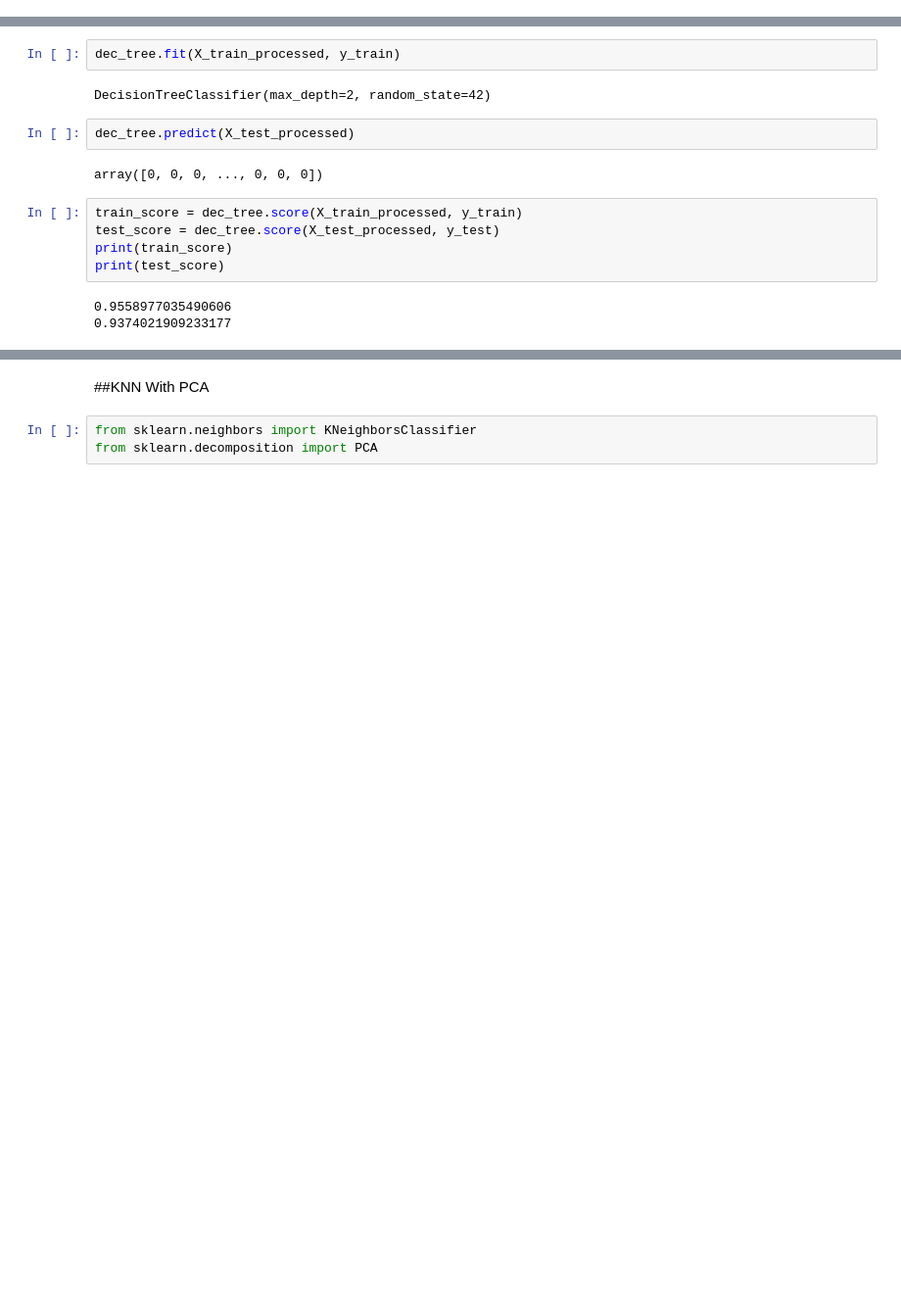
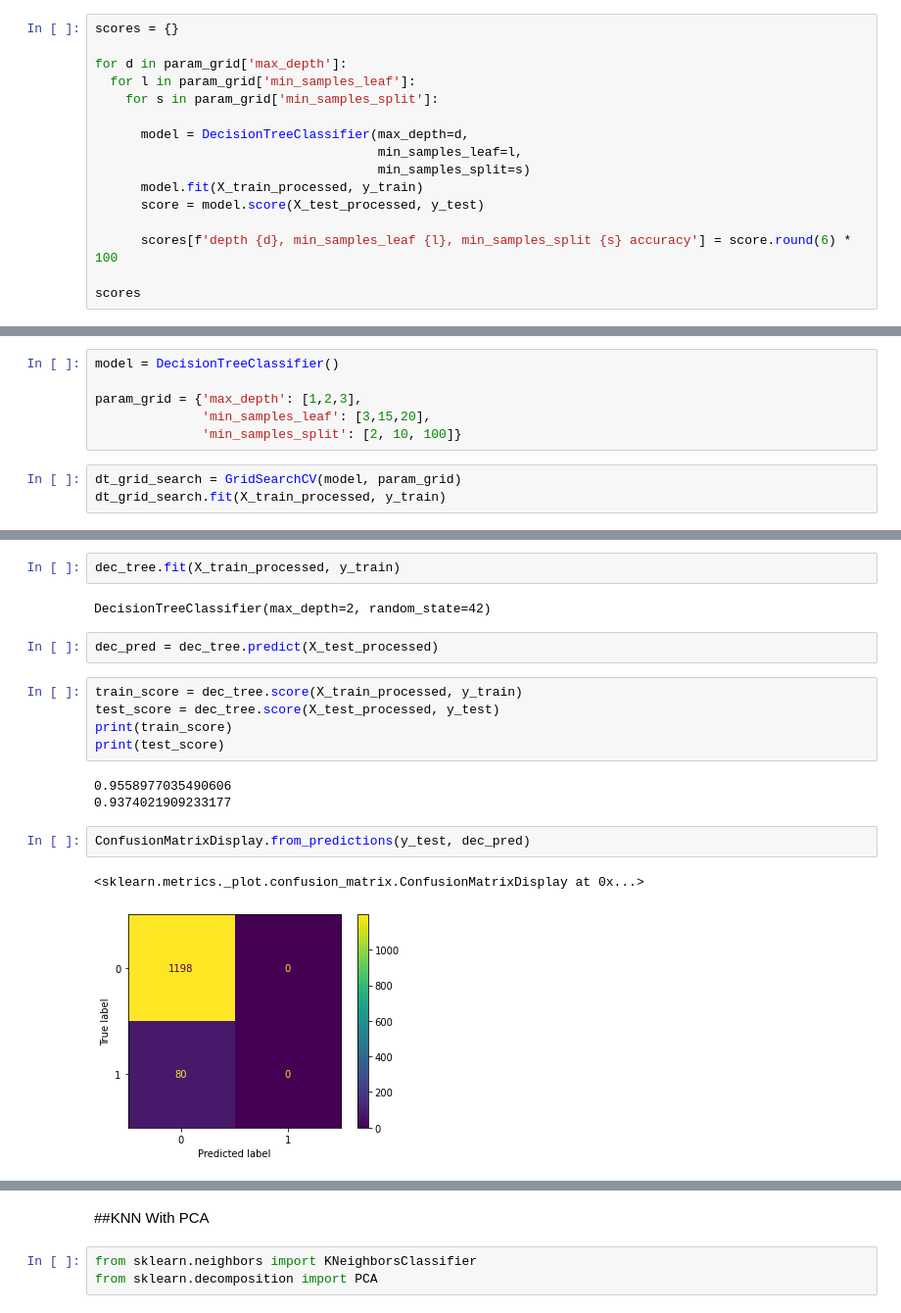
Before and after one commit to MichaelArthur224/Project-2, a Jupyter notebook: Stroke.ipynb, the cells around one changed output, grey strips where cells are left out. Shown: that part at 98% size. Drawn from its saved outputs; the diff is of its cells as text; blank space fills up the shorter version.

```diff
--- a/Stroke.ipynb
+++ b/Stroke.ipynb
@@ -189,0 +227,16 @@ X_test_processed = preprocessor.transform(X_test)
+# %%
+scores = {}
+
+for d in param_grid['max_depth']:
+  for l in param_grid['min_samples_leaf']:
+    for s in param_grid['min_samples_split']:
+
+      model = DecisionTreeClassifier(max_depth=d,
+                                     min_samples_leaf=l,
+                                     min_samples_split=s)
+      model.fit(X_train_processed, y_train)
+      score = model.score(X_test_processed, y_test)
+
+      scores[f'depth {d}, min_samples_leaf {l}, min_samples_split {s} accuracy'] = score.round(6) * 100
+
+scores
@@ -189,0 +261,9 @@ X_test_processed = preprocessor.transform(X_test)
+# %%
+model = DecisionTreeClassifier()
+
+param_grid = {'max_depth': [1,2,3],
+              'min_samples_leaf': [3,15,20],
+              'min_samples_split': [2, 10, 100]}
+# %%
+dt_grid_search = GridSearchCV(model, param_grid)
+dt_grid_search.fit(X_train_processed, y_train)
@@ -197,9 +282,7 @@ dec_tree.fit(X_train_processed, y_train)
 # %% [output]
 DecisionTreeClassifier(max_depth=2, random_state=42)
 # %%
-dec_tree.predict(X_test_processed)
+dec_pred = dec_tree.predict(X_test_processed)
-# %% [output]
-array([0, 0, 0, ..., 0, 0, 0])
 # %%
 train_score = dec_tree.score(X_train_processed, y_train)
 test_score = dec_tree.score(X_test_processed, y_test)
@@ -208,3 +291,8 @@ print(test_score)
 # %% [output]
 0.9558977035490606
 0.9374021909233177
+# %%
+ConfusionMatrixDisplay.from_predictions(y_test, dec_pred)
+# %% [output]
+<sklearn.metrics._plot.confusion_matrix.ConfusionMatrixDisplay at 0x...>
+[figure, added]
```
Also changed, not shown: parts of 16 cells of this notebook.
